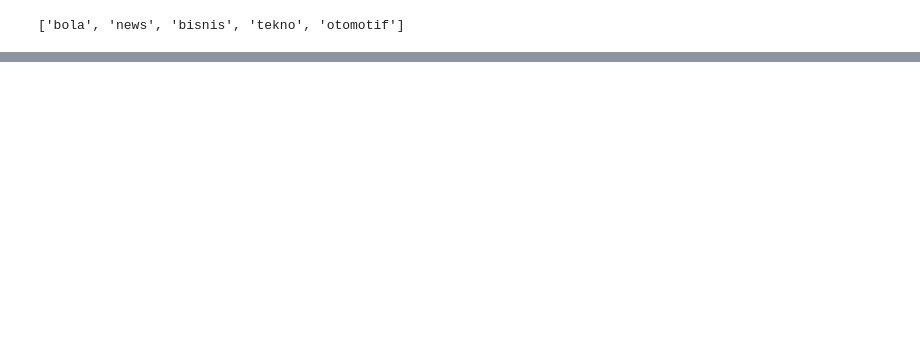
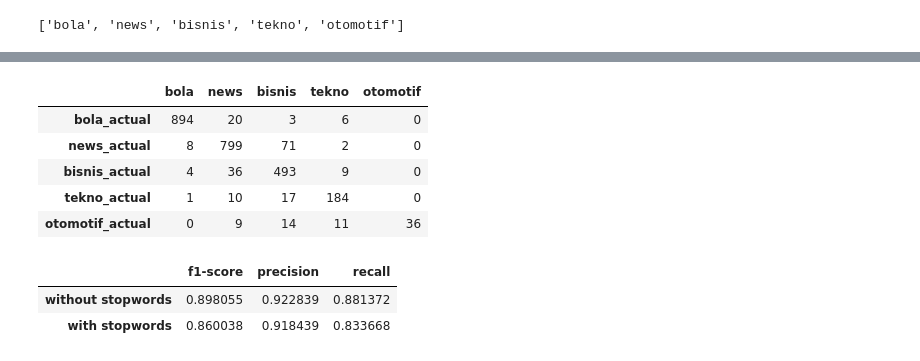
Before and after one commit to andreaschandra/indonesian-news, a Jupyter notebook: baseline.ipynb, the cells around one changed output, grey strips where cells are left out. Saved outputs shown, nothing was run; the diff lists cells and outputs as text; code cells hidden in the pictures; blank space fills up the shorter version.

```diff
--- a/baseline.ipynb
+++ b/baseline.ipynb
@@ -111,0 +168,9 @@ Name: label, dtype: int64
+# %%
+pd.DataFrame(data = cm, columns=label, index=label_true)
+# %% [output]
+|  | bola | news | bisnis | tekno | otomotif |
+| bola_actual | 894 | 20 | 3 | 6 | 0 |
+| news_actual | 8 | 799 | 71 | 2 | 0 |
+| bisnis_actual | 4 | 36 | 493 | 9 | 0 |
+| tekno_actual | 1 | 10 | 17 | 184 | 0 |
+| otomotif_actual | 0 | 9 | 14 | 11 | 36 |
@@ -111,0 +180,6 @@ Name: label, dtype: int64
+# %%
+pd.DataFrame(score_list, index = ['without stopwords', 'with stopwords'])
+# %% [output]
+|  | f1-score | precision | recall |
+| without stopwords | 0.898055 | 0.922839 | 0.881372 |
+| with stopwords | 0.860038 | 0.918439 | 0.833668 |
```
Also changed, not shown: parts of 37 cells of this notebook, 1 other file.
